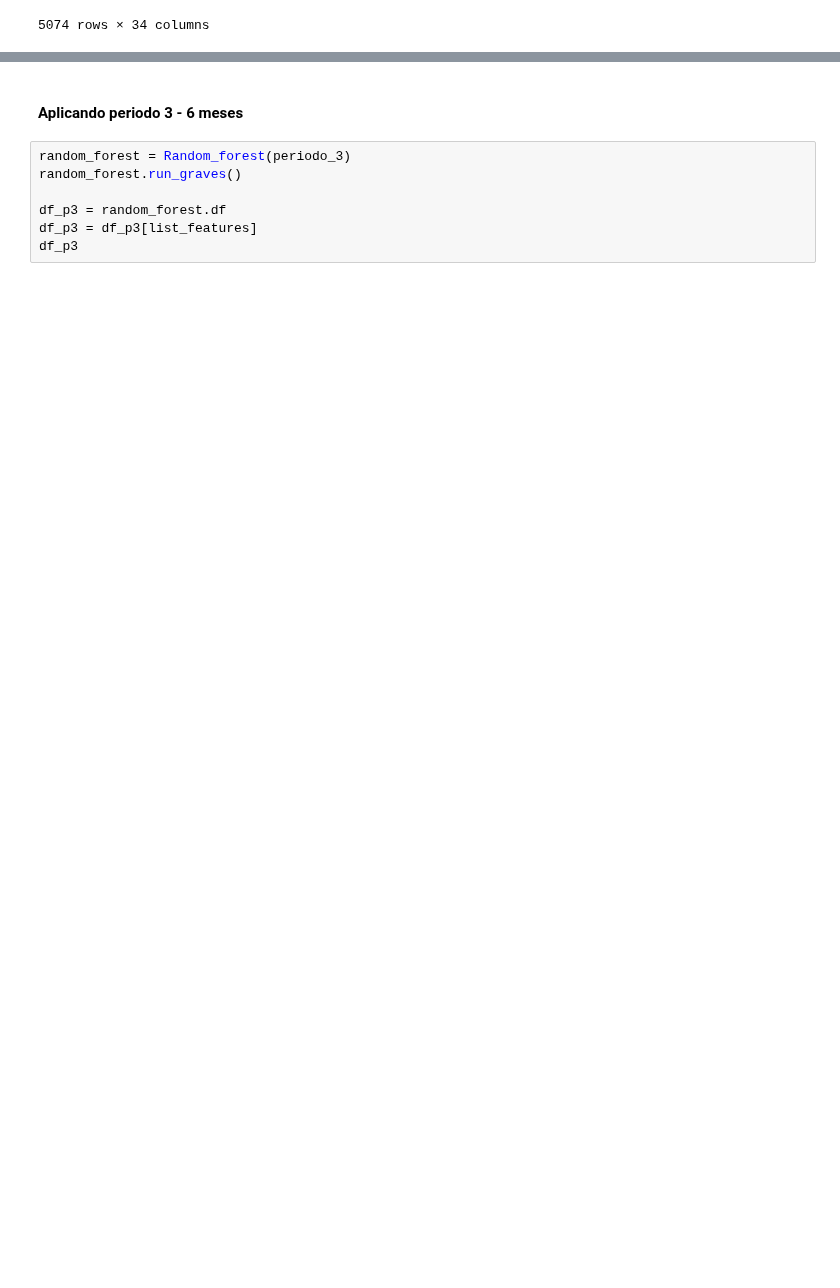
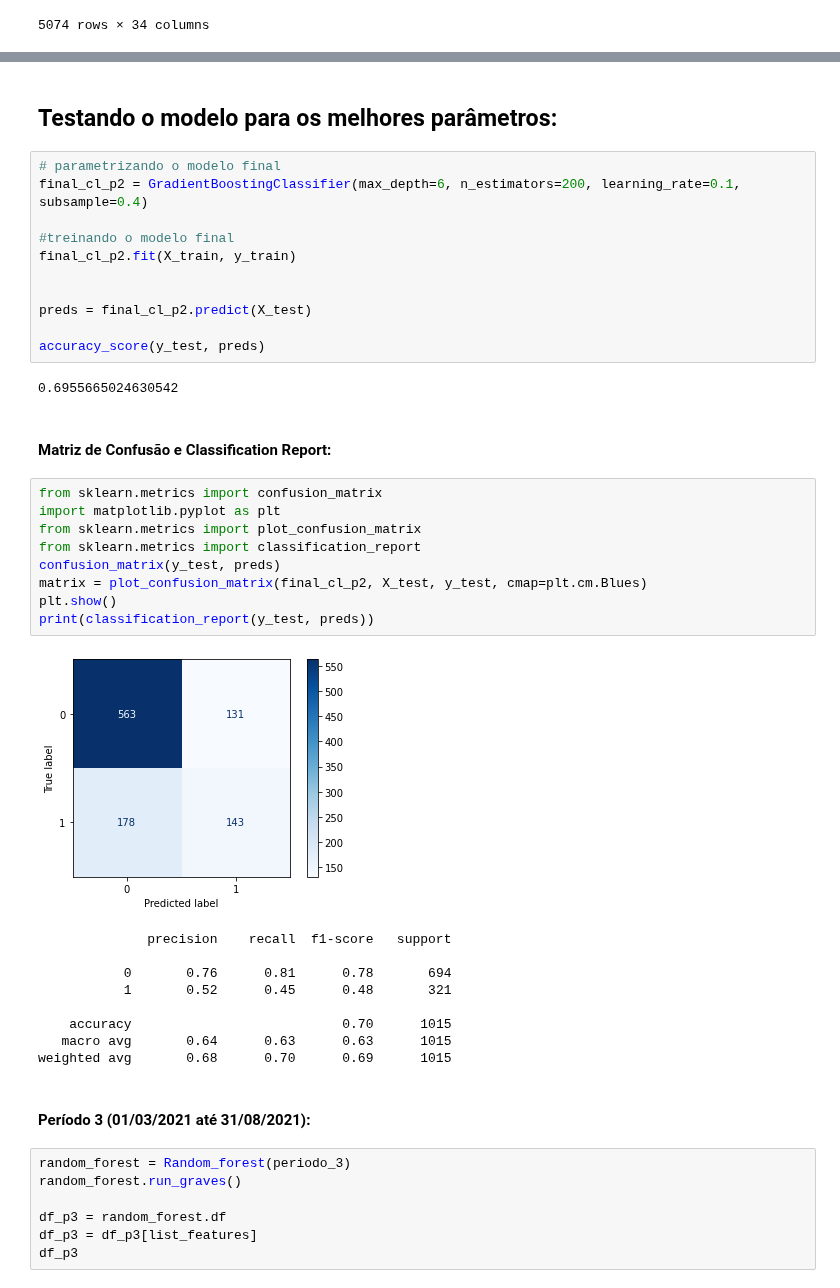
Before and after one commit to bielarnaud/Estudo_dados_de_covid, a Jupyter notebook: Codes/Gradient Boosting.ipynb, the cells around one changed output, grey strips where cells are left out. Cells and saved outputs as stored; diff of their text form; blank space fills up the shorter version.

```diff
--- a/Codes/Gradient Boosting.ipynb
+++ b/Codes/Gradient Boosting.ipynb
@@ -351,6 +410,42 @@ Best_score = 0.7118743811993952
 Best_params = {'learning_rate': 0.1, 'max_depth': 6, 'n_estimators': 200, 'subsample': 0.4}
-# %% [markdown]
-#### Aplicando periodo 3 - 6 meses
+# %% [markdown]
+## Testando o modelo para os melhores parâmetros:
+# %%
+# parametrizando o modelo final
+final_cl_p2 = GradientBoostingClassifier(max_depth=6, n_estimators=200, learning_rate=0.1, subsample=0.4)
+
+#treinando o modelo final
+final_cl_p2.fit(X_train, y_train)
+
+
+preds = final_cl_p2.predict(X_test)
+
+accuracy_score(y_test, preds)
+# %% [output]
+0.6955665024630542
+# %% [markdown]
+#### Matriz de Confusão e Classification Report:
+# %%
+from sklearn.metrics import confusion_matrix
+import matplotlib.pyplot as plt
+from sklearn.metrics import plot_confusion_matrix
+from sklearn.metrics import classification_report
+confusion_matrix(y_test, preds)
+matrix = plot_confusion_matrix(final_cl_p2, X_test, y_test, cmap=plt.cm.Blues)
+plt.show()
+print(classification_report(y_test, preds))
+# %% [output]
+[figure, added]
+              precision    recall  f1-score   support
+
+           0       0.76      0.81      0.78       694
+           1       0.52      0.45      0.48       321
+
+    accuracy                           0.70      1015
+   macro avg       0.64      0.63      0.63      1015
+weighted avg       0.68      0.70      0.69      1015
+# %% [markdown]
+#### Período 3 (01/03/2021 até 31/08/2021):
 # %%
 random_forest = Random_forest(periodo_3)
 random_forest.run_graves()
```
Also changed, not shown: parts of 28 cells of this notebook, 2 other files.
